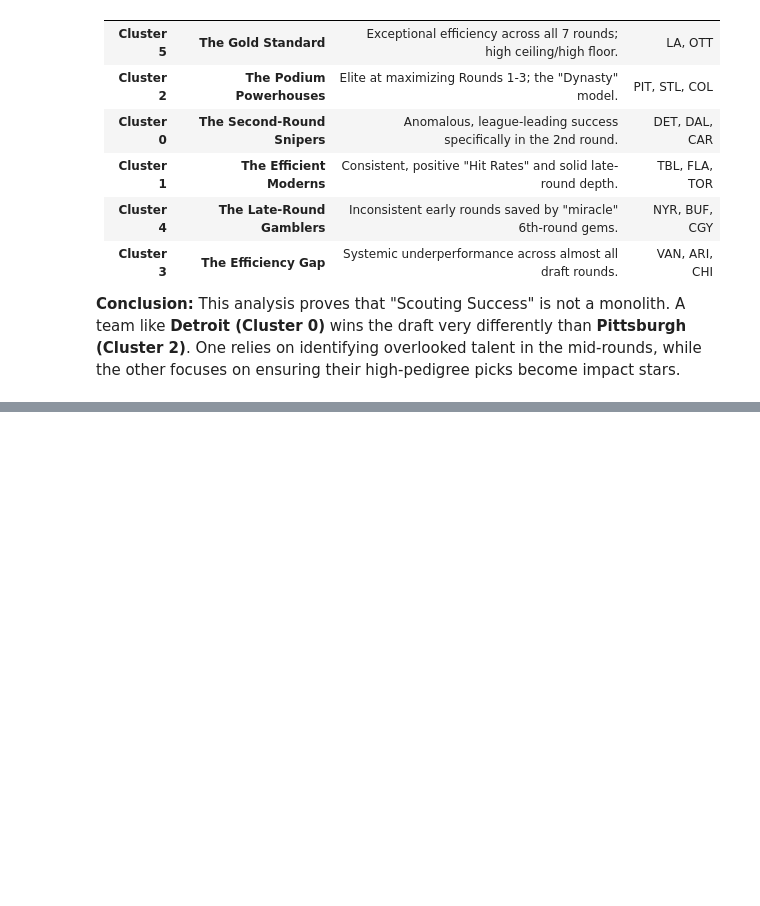
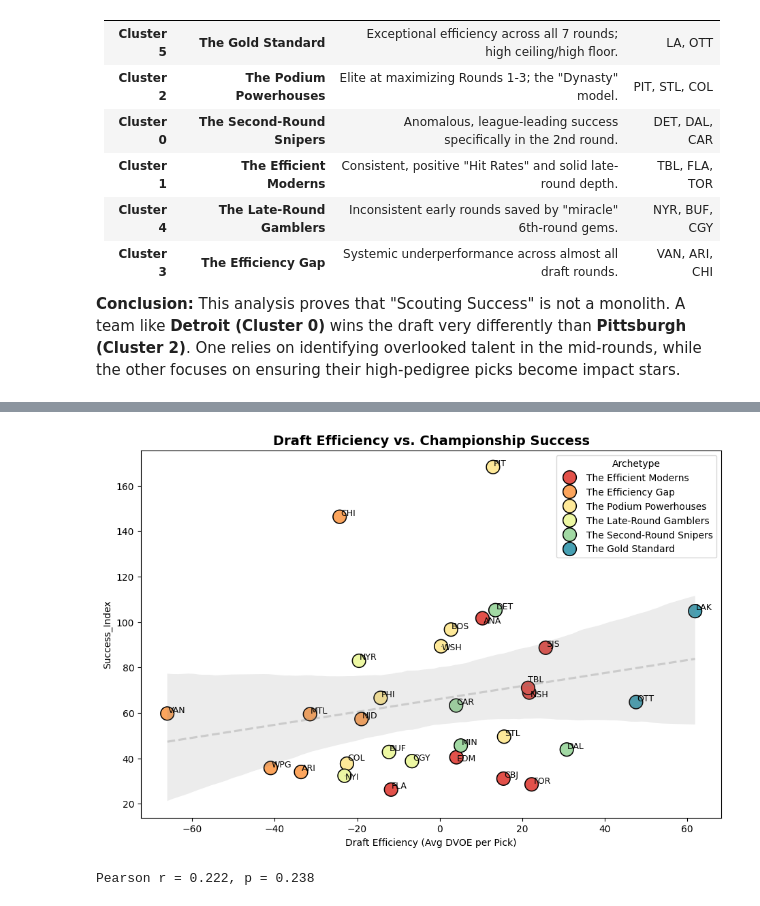
Before and after one commit to vanbrantley/nhl-draft-analysis, a Jupyter notebook: notebooks/03_findings.ipynb, the cells around one changed output, grey strips where cells are left out. Saved outputs shown, nothing was run; the diff lists cells and outputs as text; code cells hidden in the pictures; blank space fills up the shorter version.

```diff
--- a/notebooks/03_findings.ipynb
+++ b/notebooks/03_findings.ipynb
@@ -359,0 +645,19 @@ By moving to $k=6$, the analysis identifies distinct organizational philosophies
+# %%
+plt.figure(figsize=(11, 7))
+sns.scatterplot(data=df_master, x='avg_per_pick', y='Success_Index', hue='Archetype', s=200, palette='Spectral', edgecolor='black')
+sns.regplot(data=df_master, x='avg_per_pick', y='Success_Index', scatter=False, color='gray', line_kws={"linestyle":"--", "alpha":0.3})
+
+texts = [plt.text(row['avg_per_pick'], row['Success_Index'], row['Abbr'], fontsize=9) for _, row in df_master.iterrows()]
+adjust_text(texts, arrowprops=dict(arrowstyle='->', color='gray', lw=0.5))
+
+plt.title('Draft Efficiency vs. Championship Success', fontsize=14, fontweight='bold')
+plt.xlabel('Draft Efficiency (Avg DVOE per Pick)')
+plt.show()
+# %% [output]
+[figure, added]
+# %%
+from scipy import stats
+r, p = stats.pearsonr(df_master['avg_per_pick'], df_master['Success_Index'])
+print(f"Pearson r = {r:.3f}, p = {p:.3f}")
+# %% [output]
+Pearson r = 0.222, p = 0.238
```
Also changed, not shown: parts of 29 cells of this notebook, 9 other files.
